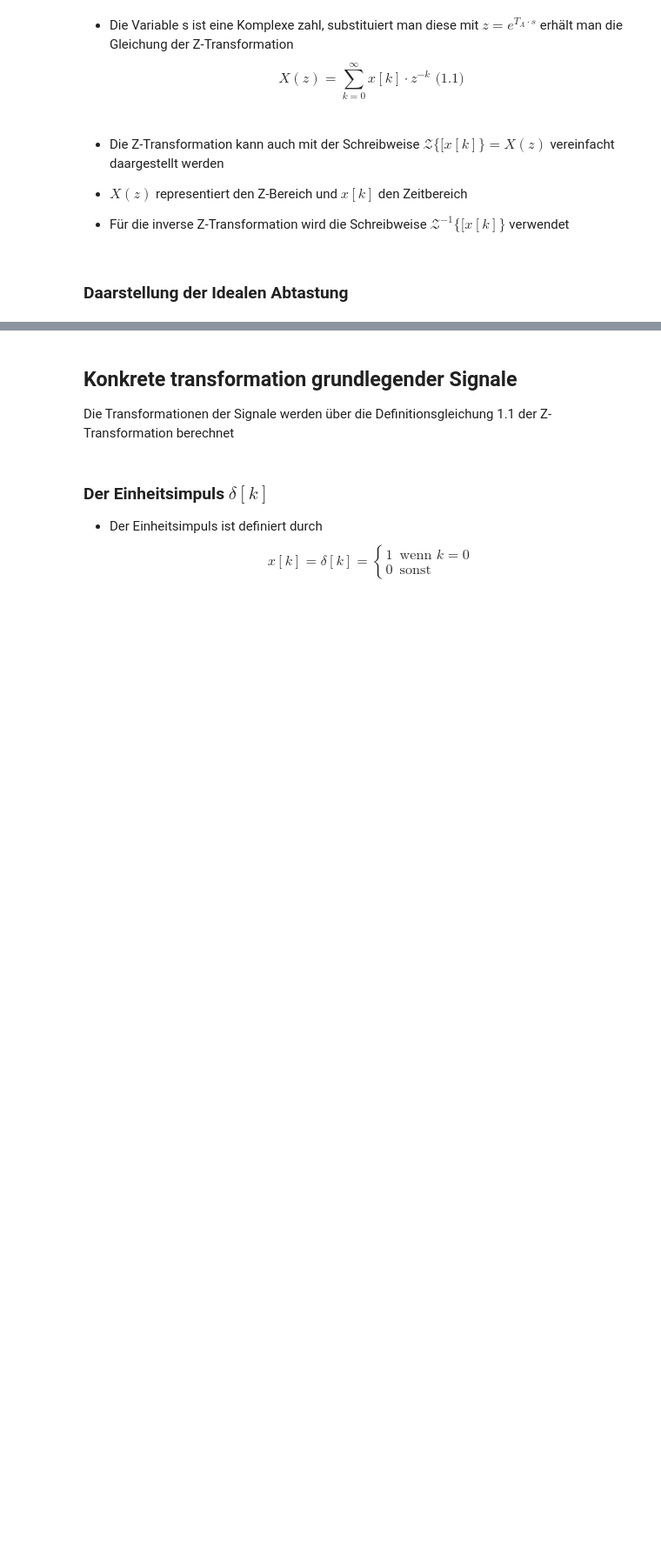
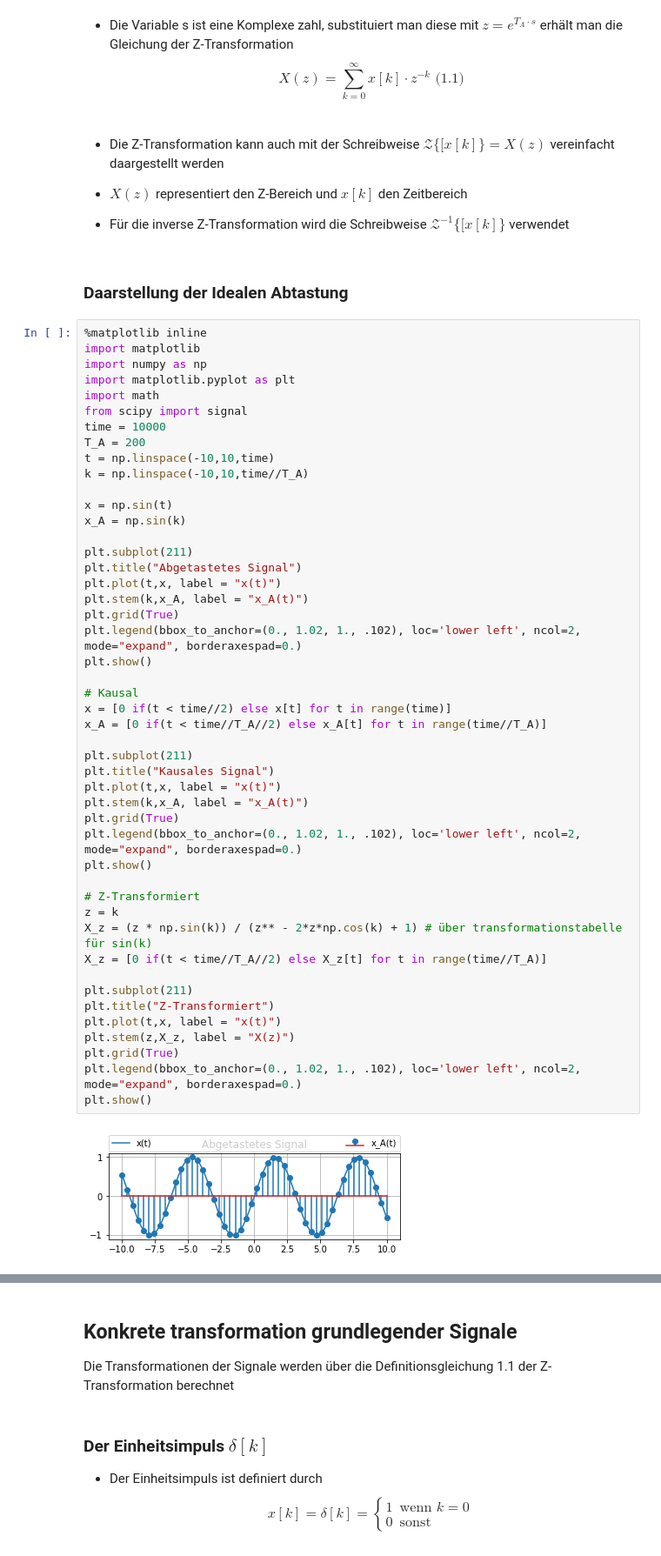
Before and after one commit to DooomiT/Signale-und-Systeme-Projektaufgabe, a Jupyter notebook: Z-Transformation.ipynb, the cells around one changed output, grey strips where cells are left out. Shown: that part at 87% size. Drawn from its saved outputs; the diff is of its cells as text; blank space fills up the shorter version.

```diff
--- a/Z-Transformation.ipynb
+++ b/Z-Transformation.ipynb
@@ -44,3 +44,52 @@ $$X(z) = \sum_{k=0}^\infty x[k] \cdot z^{-k}\textrm{  (1.1)}$$
 - Für die inverse Z-Transformation wird die Schreibweise ${\mathcal{Z}}^{-1}\{[x[k]\}$ verwendet
 # %% [markdown]
 ### Daarstellung der Idealen Abtastung
+# %%
+%matplotlib inline
+import matplotlib
+import numpy as np
+import matplotlib.pyplot as plt
+import math
+from scipy import signal
+time = 10000
+T_A = 200
+t = np.linspace(-10,10,time)
+k = np.linspace(-10,10,time//T_A)
+
+x = np.sin(t)
+x_A = np.sin(k)
+
+plt.subplot(211)
+plt.title("Abgetastetes Signal")
+plt.plot(t,x, label = "x(t)")
+plt.stem(k,x_A, label = "x_A(t)")
+plt.grid(True)
+plt.legend(bbox_to_anchor=(0., 1.02, 1., .102), loc='lower left', ncol=2, mode="expand", borderaxespad=0.)
+plt.show()
+
+# Kausal
+x = [0 if(t < time//2) else x[t] for t in range(time)]
+x_A = [0 if(t < time//T_A//2) else x_A[t] for t in range(time//T_A)]
+
+plt.subplot(211)
+plt.title("Kausales Signal")
+plt.plot(t,x, label = "x(t)")
+plt.stem(k,x_A, label = "x_A(t)")
+plt.grid(True)
+plt.legend(bbox_to_anchor=(0., 1.02, 1., .102), loc='lower left', ncol=2, mode="expand", borderaxespad=0.)
+plt.show()
+
+# Z-Transformiert
+z = k
+X_z = (z * np.sin(k)) / (z** - 2*z*np.cos(k) + 1) # über transformationstabelle für sin(k)
+X_z = [0 if(t < time//T_A//2) else X_z[t] for t in range(time//T_A)]
+
+plt.subplot(211)
+plt.title("Z-Transformiert")
+plt.plot(t,x, label = "x(t)")
+plt.stem(z,X_z, label = "X(z)")
+plt.grid(True)
+plt.legend(bbox_to_anchor=(0., 1.02, 1., .102), loc='lower left', ncol=2, mode="expand", borderaxespad=0.)
+plt.show()
+# %% [output]
+[figure, added]
```
Also changed, not shown: parts of 17 cells of this notebook, 16 other files.
